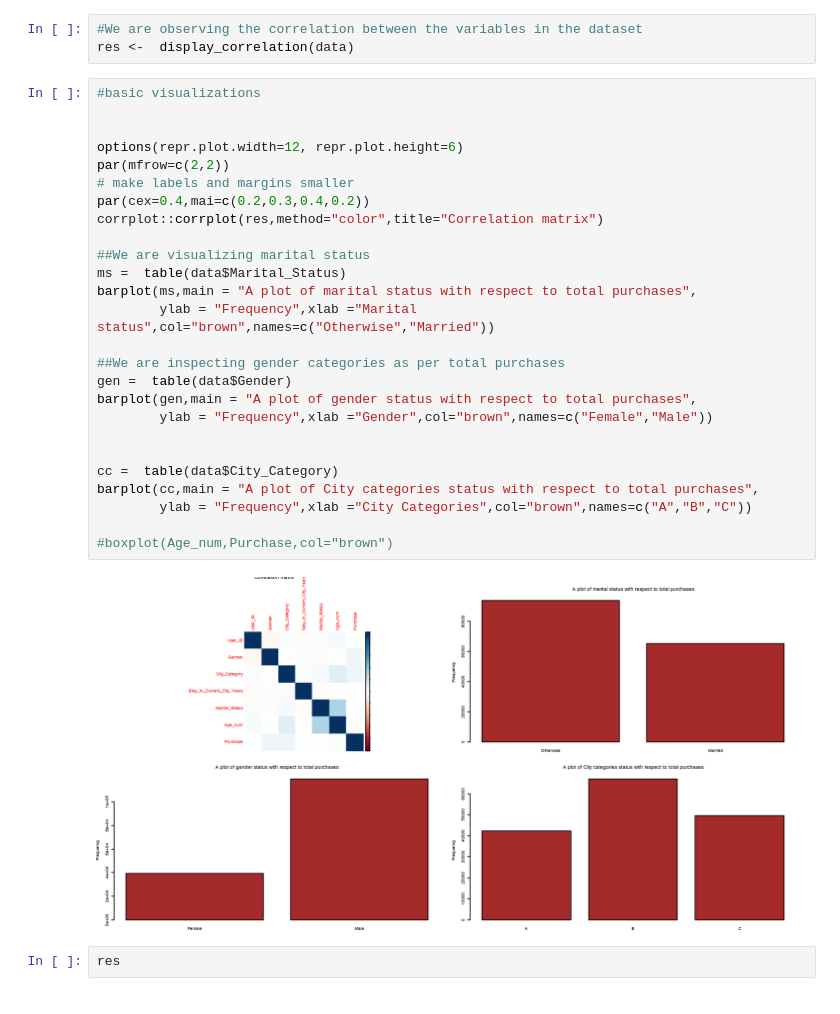
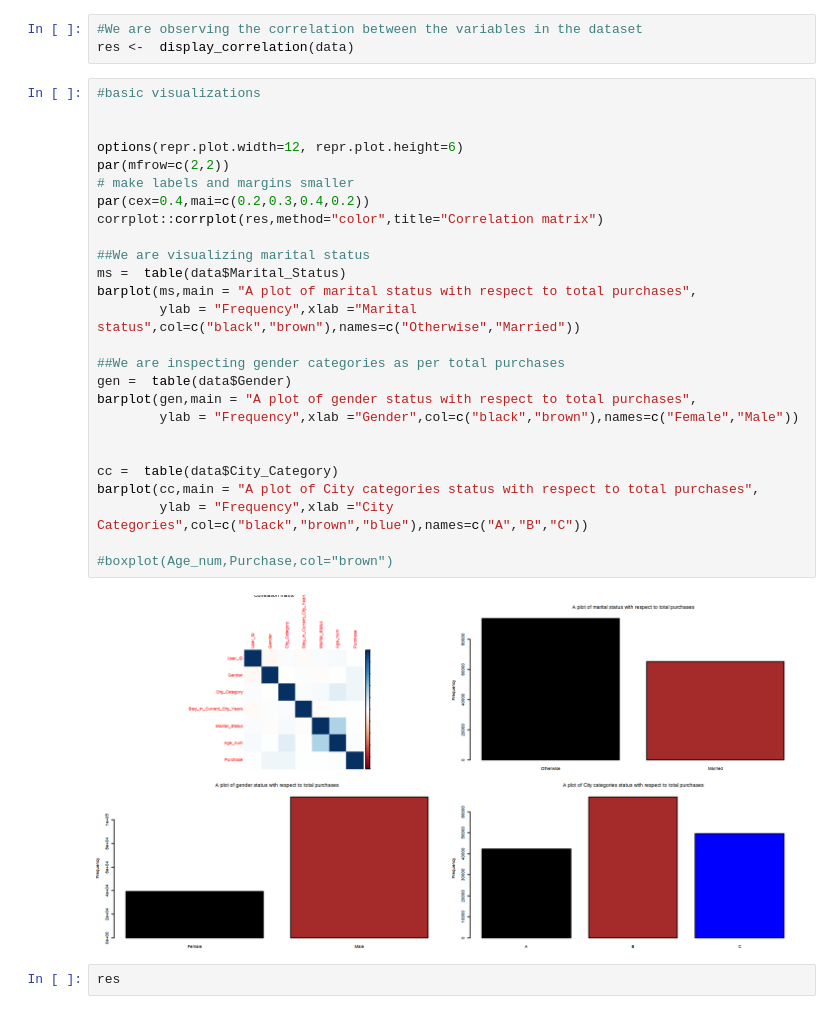
Before and after one commit to yusufbrima/AIMS, a Jupyter notebook: Lectures/Review Phase/Block 4/Statistical Regression With R/Assignments/002/brima_yusuf_SRR2.ipynb, the cells around one changed output. Cells and saved outputs as stored; diff of their text form.

```diff
--- a/Lectures/Review Phase/Block 4/Statistical Regression With R/Assignments/002/brima_yusuf_SRR2.ipynb
+++ b/Lectures/Review Phase/Block 4/Statistical Regression With R/Assignments/002/brima_yusuf_SRR2.ipynb
@@ -58,31 +58,31 @@ res <-  display_correlation(data)
 # %%
 #basic visualizations
 
 
 options(repr.plot.width=12, repr.plot.height=6)
 par(mfrow=c(2,2))
 # make labels and margins smaller
 par(cex=0.4,mai=c(0.2,0.3,0.4,0.2))
 corrplot::corrplot(res,method="color",title="Correlation matrix")
 
 ##We are visualizing marital status
 ms =  table(data$Marital_Status)
 barplot(ms,main = "A plot of marital status with respect to total purchases",
-        ylab = "Frequency",xlab ="Marital status",col="brown",names=c("Otherwise","Married"))
+        ylab = "Frequency",xlab ="Marital status",col=c("black","brown"),names=c("Otherwise","Married"))
 
 ##We are inspecting gender categories as per total purchases
 gen =  table(data$Gender)
 barplot(gen,main = "A plot of gender status with respect to total purchases",
-        ylab = "Frequency",xlab ="Gender",col="brown",names=c("Female","Male"))
+        ylab = "Frequency",xlab ="Gender",col=c("black","brown"),names=c("Female","Male"))
 
 
 cc =  table(data$City_Category)
 barplot(cc,main = "A plot of City categories status with respect to total purchases",
-        ylab = "Frequency",xlab ="City Categories",col="brown",names=c("A","B","C"))
+        ylab = "Frequency",xlab ="City Categories",col=c("black","brown","blue"),names=c("A","B","C"))
 
 #boxplot(Age_num,Purchase,col="brown")
 # %% [output]
-[figure, old version]
+[figure, new version]
 # %%
 res
 # %% [output]
```
Also changed, not shown: parts of 13 cells of this notebook, 19 other files.
